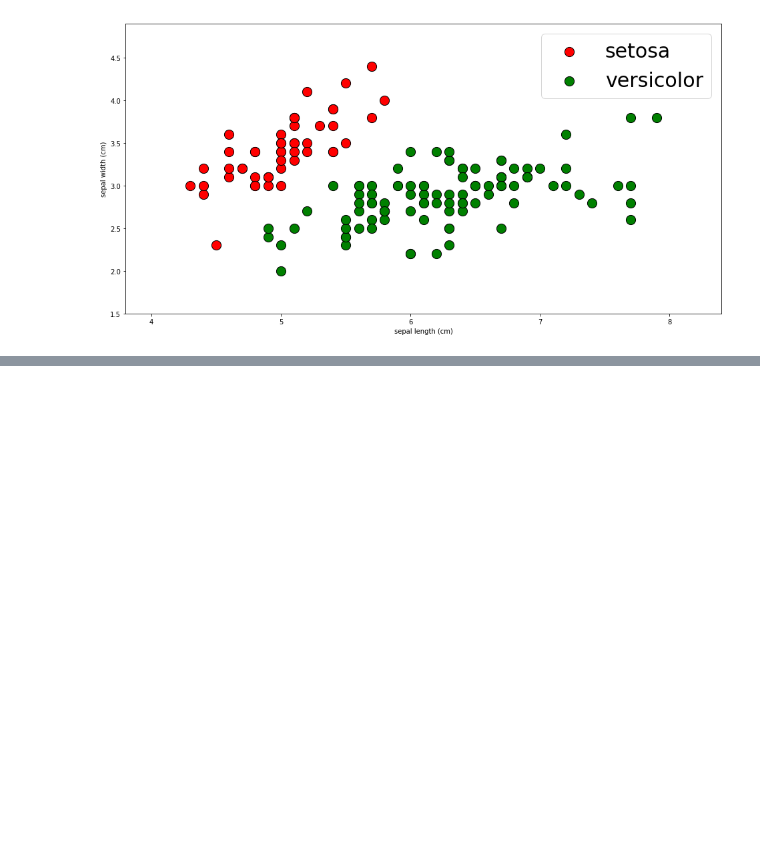
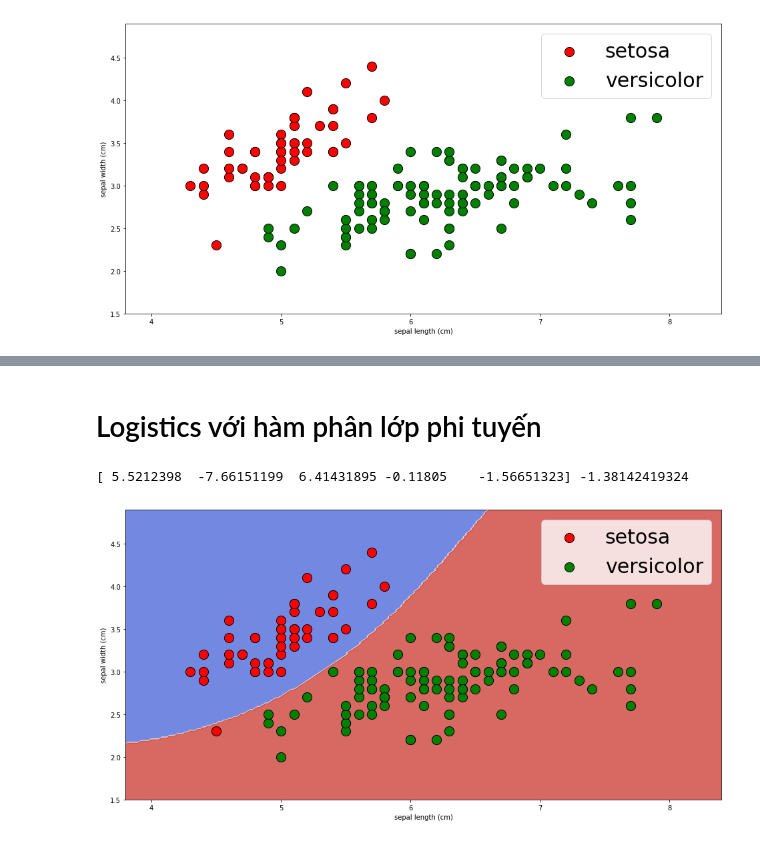
Before and after one commit to tqlong/sml, a Jupyter notebook: logistics regression.ipynb, the cells around one changed output, grey strips where cells are left out. Saved outputs shown, nothing was run; the diff lists cells and outputs as text; code cells hidden in the pictures; blank space fills up the shorter version.

```diff
--- a/logistics regression.ipynb
+++ b/logistics regression.ipynb
@@ -285,0 +160,80 @@ array([[  5.1 ,   3.5 ,  26.01,  12.25,  17.85],
+# %% [markdown]
+# Logistics với hàm phân lớp phi tuyến
+# %%
+class Logistics:
+    def __init__(self):
+        self.w = np.array([0,0,0,0,0])
+        self.w0 = 0
+        self.eta = 0.001
+        self.T = 10000
+        self.lda = 0
+
+    def feature(self, X):
+        ft = np.transpose( np.vstack([X[:,0], X[:,1], np.sin(X[:,0]), np.cos(X[:,1]), np.sin(X[:,0])*np.sin(X[:,1])]) )
+        return ft
+
+    def z(self, ft):
+        f = np.dot(ft,self.w) + self.w0
+        return f
+
+    def predict(self, X):
+        ft = self.feature(X)
+        f = self.z(ft)
+        y = 1*(f>0)
+        return y
+
+    def fit(self, X, y):
+        # dao ham voi mau i
+        # Xi ( Yi - P(Y=1|Xi,w ))
+        # w -> w + eta * Xi ( Yi - P(Y=1|Xi,w ))
+        # w0 -> w0 + eta * ( Yi - P(Y=1|Xi,w ))
+        for i in range(self.T):
+            ft = self.feature(X)
+            f = self.z(ft)
+            p = 1.0 / (1.0 + np.exp(-f) )
+            l = np.sum( y*p + (1-y)*(1-p) )
+            self.w = self.w  \
+                + self.eta * np.sum( ft * np.reshape(y-p, newshape=(150,1)), axis=0 )  \
+                - self.lda * self.w
+            self.w0 = self.w0 + self.eta * np.sum(y-p) - self.lda * self.w0
+            #print ("iter", i, "likelihood", l)
+
+
+# Lấy giá trị min, max của các đặc trưng để vẽ hình
+xx, yy, x_min, x_max, y_min, y_max = make_meshgrid(X[:,0], X[:,1])
+
+# Lấy ra hệ tọa độ để vẽ
+fig, ax = plt.subplots(figsize=(16, 8))
+
+# Màu sắc của từng lớp đối tượng
+color = ['red', 'green', 'blue']
+
+logistics = Logistics()
+logistics.fit(X, y);
+print( logistics.w, logistics.w0 )
+# Vẽ các vùng quyết định của mô hình (sau khi huấn luyện)
+plot_contours(ax, logistics, xx, yy, cmap=plt.cm.coolwarm, alpha=0.8)
+
+# Vẽ từng lớp trong dữ liệu
+for classIndex in set(y):
+    # Lọc ra các mẫu thuộc vào lớp classIndex
+    mask = y==classIndex
+    # Lấy tên của lớp
+    name = iris.target_names[classIndex]
+    # Vẽ các mẫu thuộc lớp classIndex
+    ax.scatter(X[mask,0], X[mask,1], c=color[classIndex], label=name, edgecolor='k', s = 200)
+
+# đặt các thông số của đồ thị
+ax.set_xlabel(iris.feature_names[0])
+ax.set_ylabel(iris.feature_names[1])
+ax.set_xlim(x_min, x_max)
+ax.set_ylim(y_min, y_max)
+#ax.set_xticks(())
+#ax.set_yticks(())
+ax.legend(fontsize=30)
+
+# Đưa ra màn hình
+plt.show()
+# %% [output]
+[ 5.5212398  -7.66151199  6.41431895 -0.11805    -1.56651323] -1.38142419324
+[figure, added]
```
Also changed, not shown: parts of 7 cells of this notebook.
